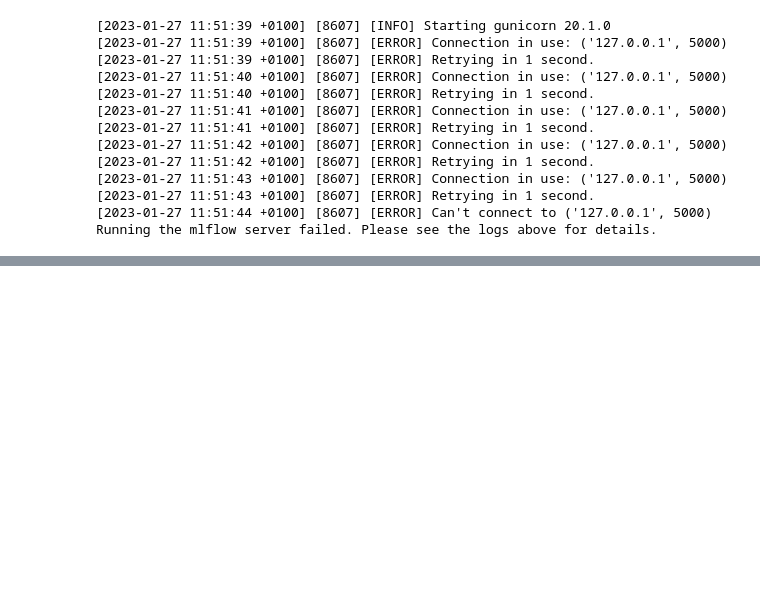
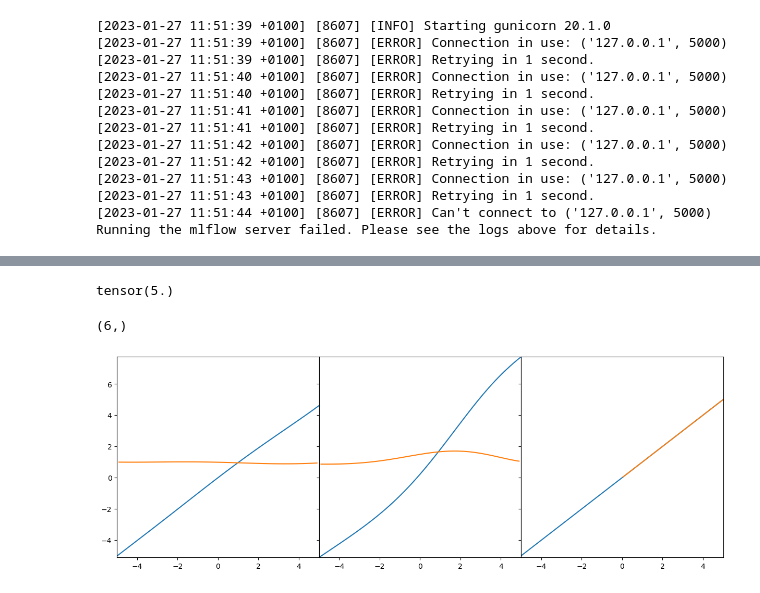
Before and after one commit to MatthiasHerp/mctm_pytorch, a Jupyter notebook: test_mlflow_simstudy.ipynb, the cells around one changed output, grey strips where cells are left out. Drawn from its saved outputs; the diff is of its cells as text; code cells hidden in the pictures; blank space fills up the shorter version.

```diff
--- a/test_mlflow_simstudy.ipynb
+++ b/test_mlflow_simstudy.ipynb
@@ -193,0 +219,2 @@ plt.show()
+# %%
+experiment_data = mlflow.search_runs(experiment_ids=["1"])
@@ -193,0 +225,3 @@ plt.show()
+# %%
+run_id = experiment_data["run_id"][0]
+run_id
@@ -193,0 +256,2 @@ plt.show()
+# %%
+model = mlflow.pytorch.load_model("runs:/" + run_id + "/nf_mctm_model")
@@ -193,0 +263,4 @@ plt.show()
+# %%
+data_span = torch.linspace(-4,4,100)
+data_span_vec = torch.vstack([data_span,data_span]).T
+data_span_vec.size()
@@ -193,0 +281,4 @@ plt.show()
+# %%
+model.l1.polynomial_range[1,0]
+# %% [output]
+tensor(5.)
@@ -193,0 +336,9 @@ plt.show()
+# %%
+np.arange(6).reshape((6,1)).reshape(6).shape
+# %% [output]
+(6,)
+# %%
+model.l1.type = "transformation"
+fig = plot_splines(model.l1)
+# %% [output]
+[figure, added]
```
Also changed, not shown: parts of 39 cells of this notebook, 1 other file.
